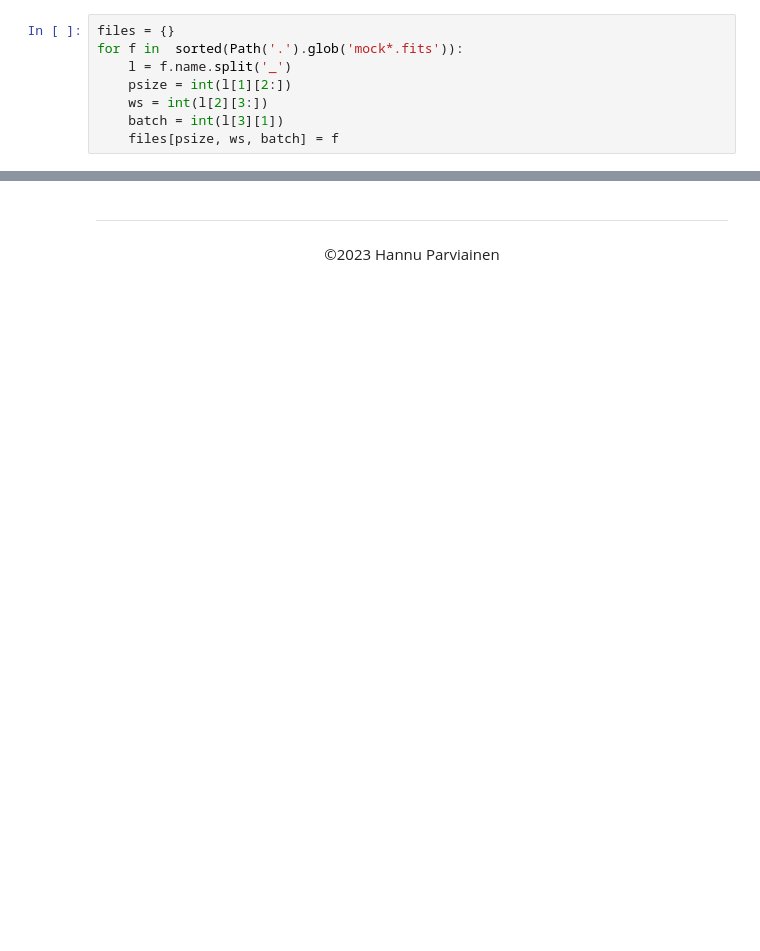
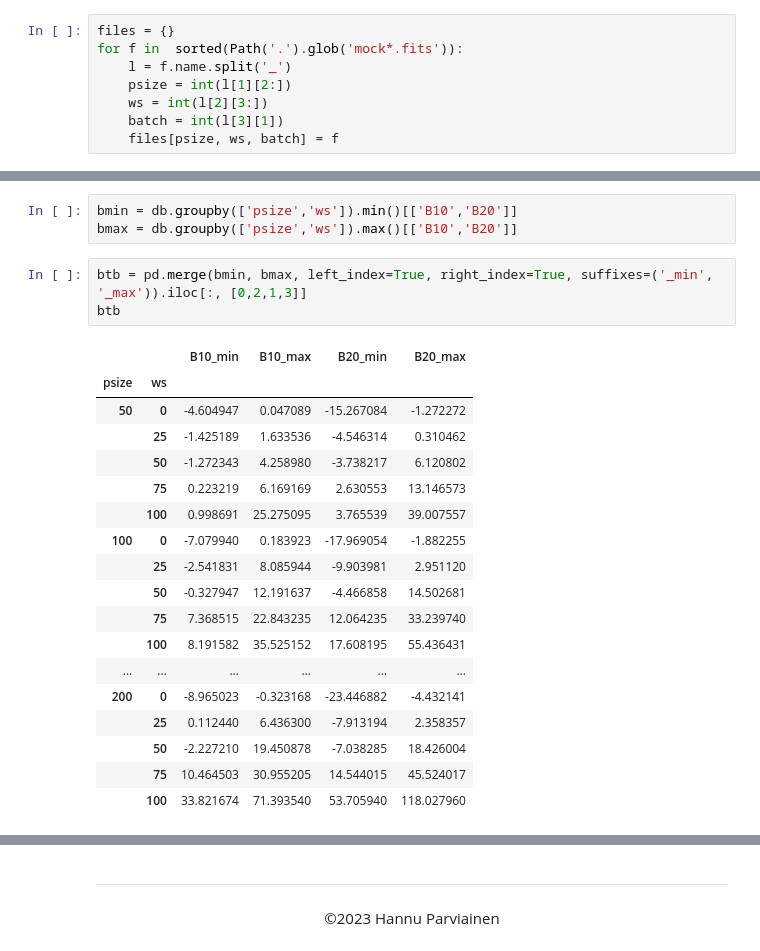
Before and after one commit to hpparvi/spright, a Jupyter notebook: notebooks/A1c_RMEstimator_mock_analysis.ipynb, the cells around one changed output, grey strips where cells are left out. Drawn from its saved outputs; the diff is of its cells as text; blank space fills up the shorter version.

```diff
--- a/notebooks/A1c_RMEstimator_mock_analysis.ipynb
+++ b/notebooks/A1c_RMEstimator_mock_analysis.ipynb
@@ -39,0 +160,25 @@ fig.tight_layout()
+# %%
+bmin = db.groupby(['psize','ws']).min()[['B10','B20']]
+bmax = db.groupby(['psize','ws']).max()[['B10','B20']]
+# %%
+btb = pd.merge(bmin, bmax, left_index=True, right_index=True, suffixes=('_min', '_max')).iloc[:, [0,2,1,3]]
+btb
+# %% [output]
+|  |  | B10_min | B10_max | B20_min | B20_max |
+| psize | ws |  |  |  |  |
+| 50 | 0 | -4.604947 | 0.047089 | -15.267084 | -1.272272 |
+|  | 25 | -1.425189 | 1.633536 | -4.546314 | 0.310462 |
+|  | 50 | -1.272343 | 4.258980 | -3.738217 | 6.120802 |
+|  | 75 | 0.223219 | 6.169169 | 2.630553 | 13.146573 |
+|  | 100 | 0.998691 | 25.275095 | 3.765539 | 39.007557 |
+| 100 | 0 | -7.079940 | 0.183923 | -17.969054 | -1.882255 |
+|  | 25 | -2.541831 | 8.085944 | -9.903981 | 2.951120 |
+|  | 50 | -0.327947 | 12.191637 | -4.466858 | 14.502681 |
+|  | 75 | 7.368515 | 22.843235 | 12.064235 | 33.239740 |
+|  | 100 | 8.191582 | 35.525152 | 17.608195 | 55.436431 |
+| ... | ... | ... | ... | ... | ... |
+| 200 | 0 | -8.965023 | -0.323168 | -23.446882 | -4.432141 |
+|  | 25 | 0.112440 | 6.436300 | -7.913194 | 2.358357 |
+|  | 50 | -2.227210 | 19.450878 | -7.038285 | 18.426004 |
+|  | 75 | 10.464503 | 30.955205 | 14.544015 | 45.524017 |
+|  | 100 | 33.821674 | 71.393540 | 53.705940 | 118.027960 |
```
Also changed, not shown: parts of 11 cells of this notebook, 7 other files.
